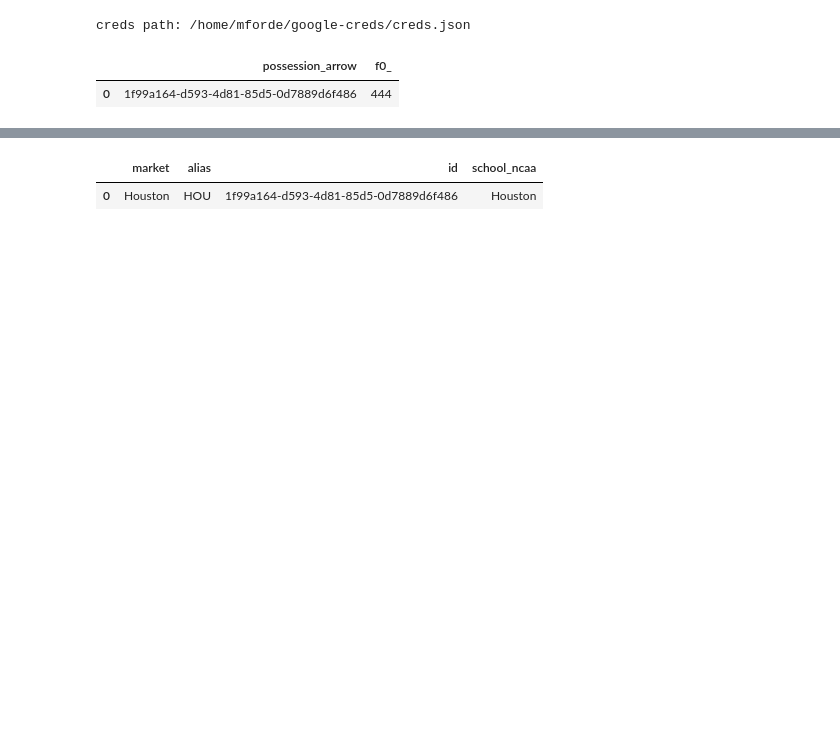
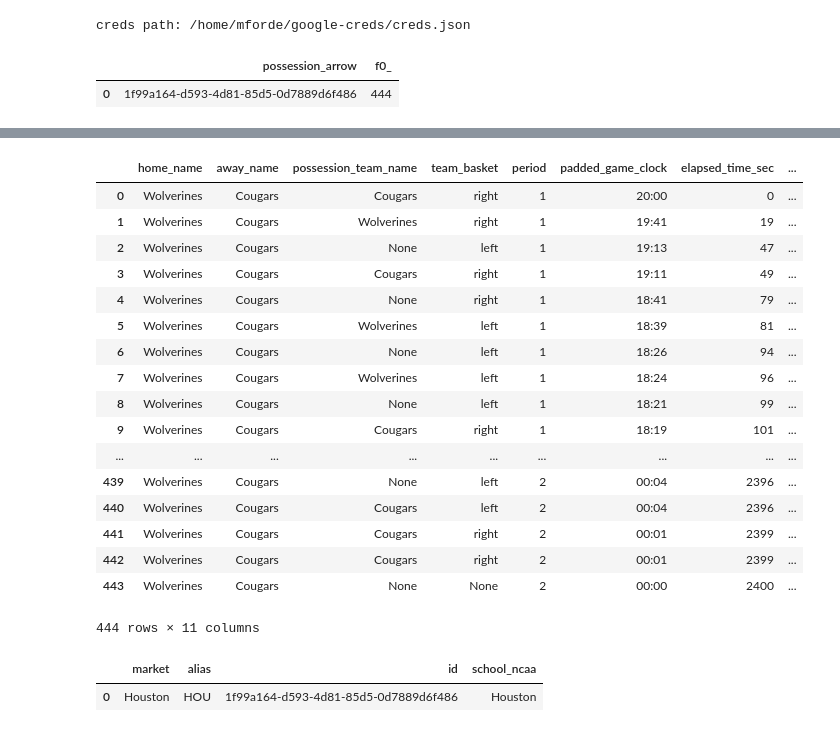
Before and after one commit to jaybooth4/DataVizFinalProject, a Jupyter notebook: statistics/Exploring-PbP-Data.ipynb, the cells around one changed output, grey strips where cells are left out. Cells and saved outputs as stored; diff of their text form; code cells hidden in the pictures; blank space fills up the shorter version.

```diff
--- a/statistics/Exploring-PbP-Data.ipynb
+++ b/statistics/Exploring-PbP-Data.ipynb
@@ -37 +50,38 @@ LIMIT 50
+# %%
+%%bigquery
+SELECT home_name, away_name,
+    CASE possession_team_id
+        WHEN home_id THEN home_name
+        WHEN away_id THEN away_name
+    END AS possession_team_name,
+    team_basket,
+    period,
+    FORMAT_TIME("%H:%M", PARSE_TIME("%H:%M", game_clock)) AS padded_game_clock,
+    elapsed_time_sec,
+    event_type,
+    points_scored,
+    event_coord_x,
+    event_coord_y
+FROM `bigquery-public-data.ncaa_basketball.mbb_pbp_sr`
+WHERE game_id = "2be93048-4b1d-4ef3-bef4-bdeae78b2635"
+ORDER BY period ASC, padded_game_clock DESC
+# %% [output]
+|  | home_name | away_name | possession_team_name | team_basket | period | padded_game_clock | elapsed_time_sec | ... |
+| 0 | Wolverines | Cougars | Cougars | right | 1 | 20:00 | 0 | ... |
+| 1 | Wolverines | Cougars | Wolverines | right | 1 | 19:41 | 19 | ... |
+| 2 | Wolverines | Cougars | None | left | 1 | 19:13 | 47 | ... |
+| 3 | Wolverines | Cougars | Cougars | right | 1 | 19:11 | 49 | ... |
+| 4 | Wolverines | Cougars | None | right | 1 | 18:41 | 79 | ... |
+| 5 | Wolverines | Cougars | Wolverines | left | 1 | 18:39 | 81 | ... |
+| 6 | Wolverines | Cougars | None | left | 1 | 18:26 | 94 | ... |
+| 7 | Wolverines | Cougars | Wolverines | left | 1 | 18:24 | 96 | ... |
+| 8 | Wolverines | Cougars | None | left | 1 | 18:21 | 99 | ... |
+| 9 | Wolverines | Cougars | Cougars | right | 1 | 18:19 | 101 | ... |
+| ... | ... | ... | ... | ... | ... | ... | ... | ... |
+| 439 | Wolverines | Cougars | None | left | 2 | 00:04 | 2396 | ... |
+| 440 | Wolverines | Cougars | Cougars | left | 2 | 00:04 | 2396 | ... |
+| 441 | Wolverines | Cougars | Cougars | right | 2 | 00:01 | 2399 | ... |
+| 442 | Wolverines | Cougars | Cougars | right | 2 | 00:01 | 2399 | ... |
+| 443 | Wolverines | Cougars | None | None | 2 | 00:00 | 2400 | ... |
+444 rows × 11 columns
 # %%
```
Also changed, not shown: parts of 3 cells of this notebook, 11 other files.
